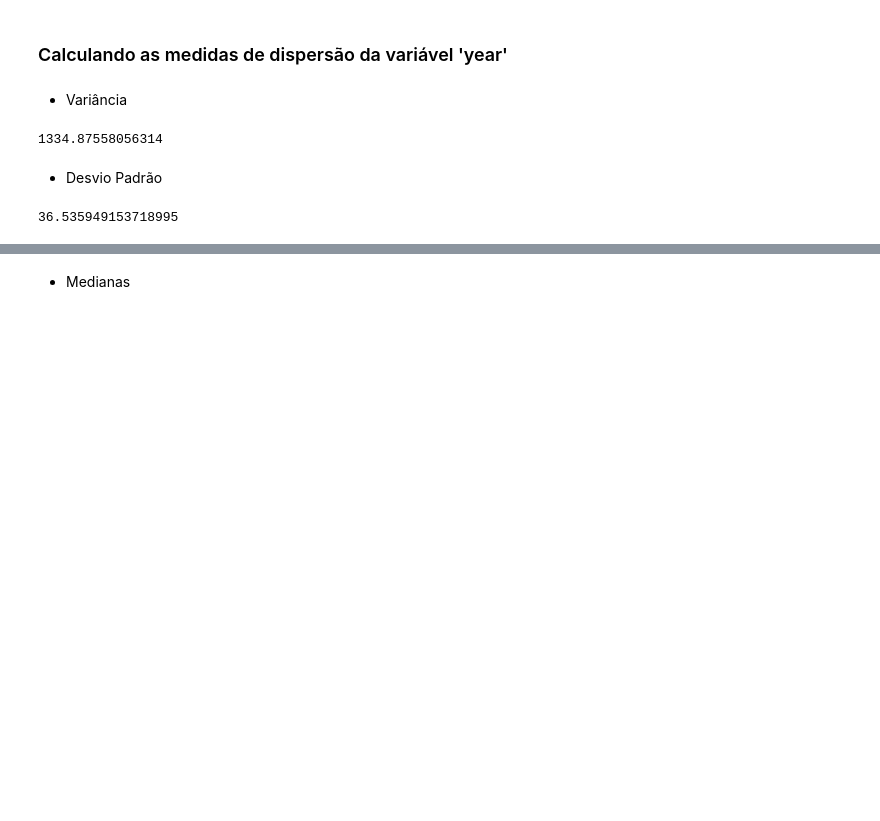
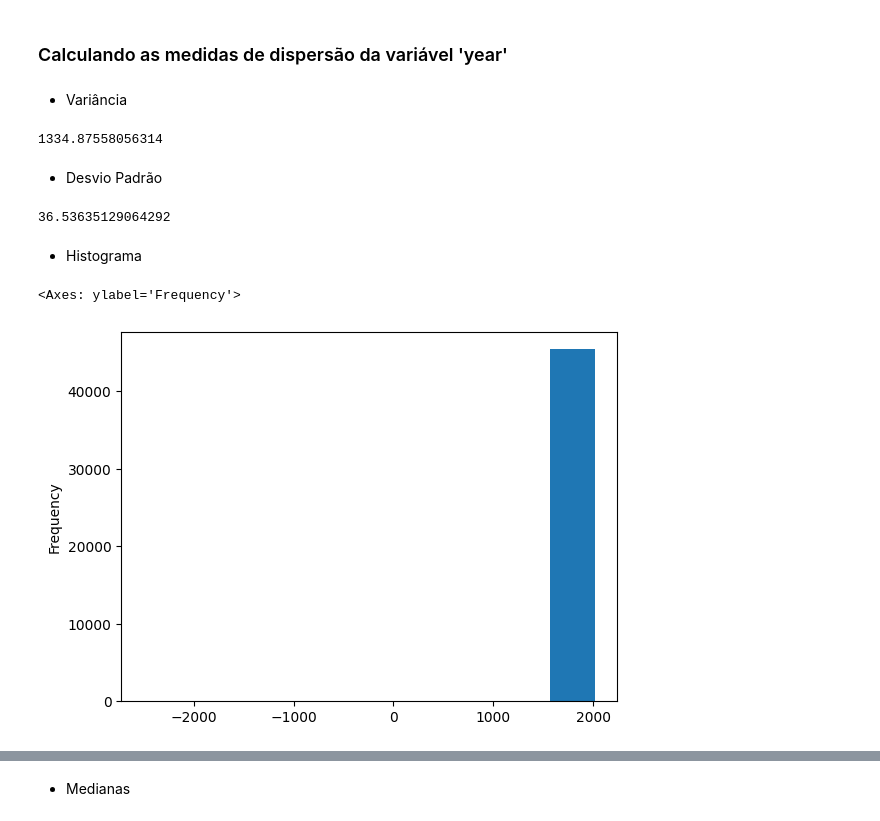
Before and after one commit to biabcaval/Projeto-ICD-analise-meteoros, a Jupyter notebook: #2_meteorite_landings.ipynb, the cells around one changed output, grey strips where cells are left out. Saved outputs shown, nothing was run; the diff lists cells and outputs as text; code cells hidden in the pictures; blank space fills up the shorter version.

```diff
--- a/#2_meteorite_landings.ipynb
+++ b/#2_meteorite_landings.ipynb
@@ -142,7 +140,14 @@ var_anos
 # %% [markdown]
 - Desvio Padrão
 # %%
-desvio_anos = math.sqrt(var_anos)
+desvio_anos = df1.std(numeric_only=True).dropna()['year']
 desvio_anos
 # %% [output]
-36.535949153718995
+36.53635129064292
+# %% [markdown]
+- Histograma
+# %%
+df1['year'].plot.hist()
+# %% [output]
+<Axes: ylabel='Frequency'>
+[figure, added]
```
Also changed, not shown: parts of 28 cells of this notebook.
